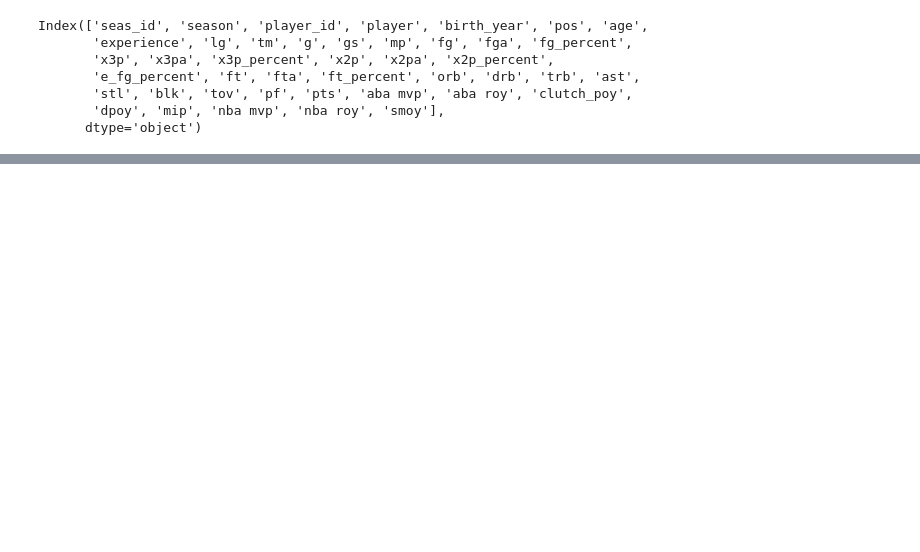
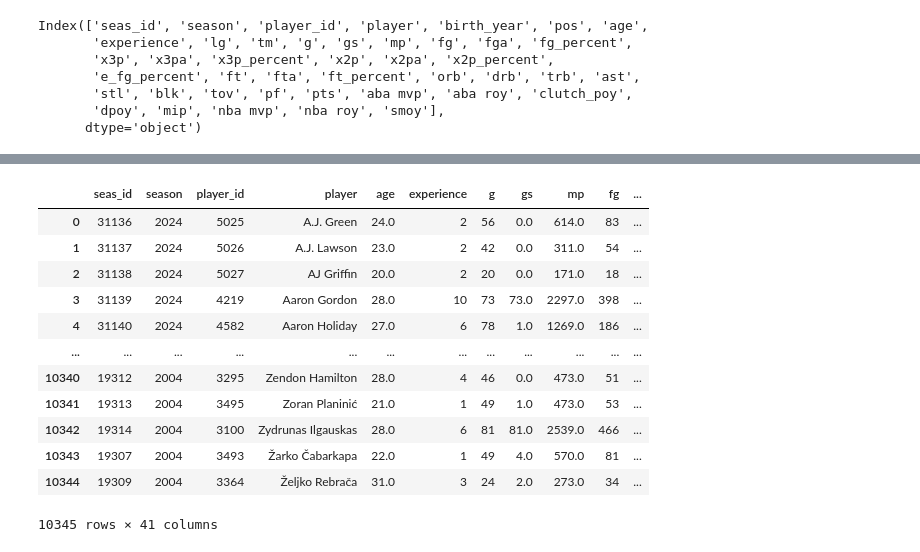
Before and after one commit to harshil0217/NBA_Award_Prediction, a Jupyter notebook: preprocessing.ipynb, the cells around one changed output, grey strips where cells are left out. Saved outputs shown, nothing was run; the diff lists cells and outputs as text; code cells hidden in the pictures; blank space fills up the shorter version.

```diff
--- a/preprocessing.ipynb
+++ b/preprocessing.ipynb
@@ -140,0 +187,3 @@ complete
+# %%
+# Dropping League and Team Variables
+complete_clean = complete_clean.drop(['lg', 'tm'], axis=1)
@@ -140,0 +213,4 @@ complete
+# %%
+# Assigning Each Player (Record) to Primary Position
+# Example: SG-PG --> SG and PG-SG --> PG
+complete_clean['pos'] = complete_clean['pos'].map(lambda x: x[0:x.find('-')] if (x.find('-') > -1) else x)
@@ -140,0 +228,3 @@ complete
+# %%
+# One-Hot Encoding the Postion Variable
+complete_clean = pd.get_dummies(complete_clean, columns=['pos'])
@@ -141 +241,17 @@ complete
+# %%
+complete_clean
+# %% [output]
+|  | seas_id | season | player_id | player | age | experience | g | gs | mp | fg | ... |
+| 0 | 31136 | 2024 | 5025 | A.J. Green | 24.0 | 2 | 56 | 0.0 | 614.0 | 83 | ... |
+| 1 | 31137 | 2024 | 5026 | A.J. Lawson | 23.0 | 2 | 42 | 0.0 | 311.0 | 54 | ... |
+| 2 | 31138 | 2024 | 5027 | AJ Griffin | 20.0 | 2 | 20 | 0.0 | 171.0 | 18 | ... |
+| 3 | 31139 | 2024 | 4219 | Aaron Gordon | 28.0 | 10 | 73 | 73.0 | 2297.0 | 398 | ... |
+| 4 | 31140 | 2024 | 4582 | Aaron Holiday | 27.0 | 6 | 78 | 1.0 | 1269.0 | 186 | ... |
+| ... | ... | ... | ... | ... | ... | ... | ... | ... | ... | ... | ... |
+| 10340 | 19312 | 2004 | 3295 | Zendon Hamilton | 28.0 | 4 | 46 | 0.0 | 473.0 | 51 | ... |
+| 10341 | 19313 | 2004 | 3495 | Zoran Planinić | 21.0 | 1 | 49 | 1.0 | 473.0 | 53 | ... |
+| 10342 | 19314 | 2004 | 3100 | Zydrunas Ilgauskas | 28.0 | 6 | 81 | 81.0 | 2539.0 | 466 | ... |
+| 10343 | 19307 | 2004 | 3493 | Žarko Čabarkapa | 22.0 | 1 | 49 | 4.0 | 570.0 | 81 | ... |
+| 10344 | 19309 | 2004 | 3364 | Željko Rebrača | 31.0 | 3 | 24 | 2.0 | 273.0 | 34 | ... |
+10345 rows × 41 columns
 # %%
```
Also changed, not shown: parts of 13 cells of this notebook, 1 other file.
